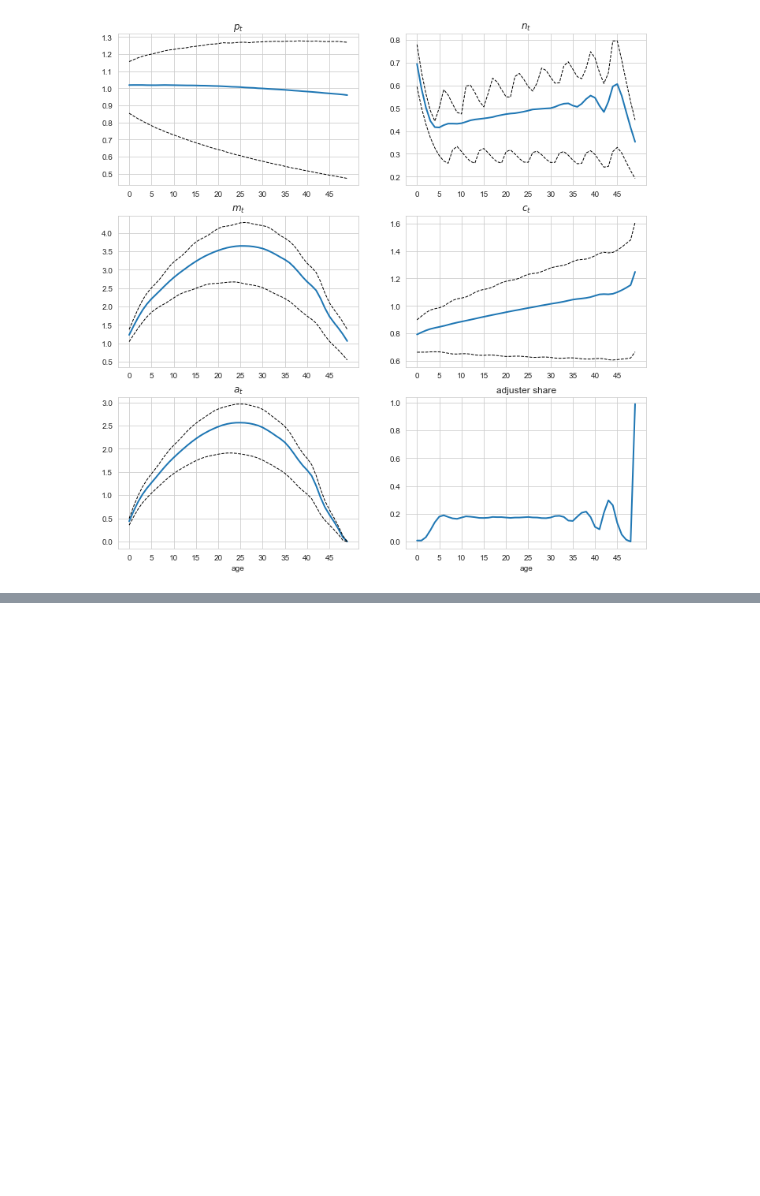
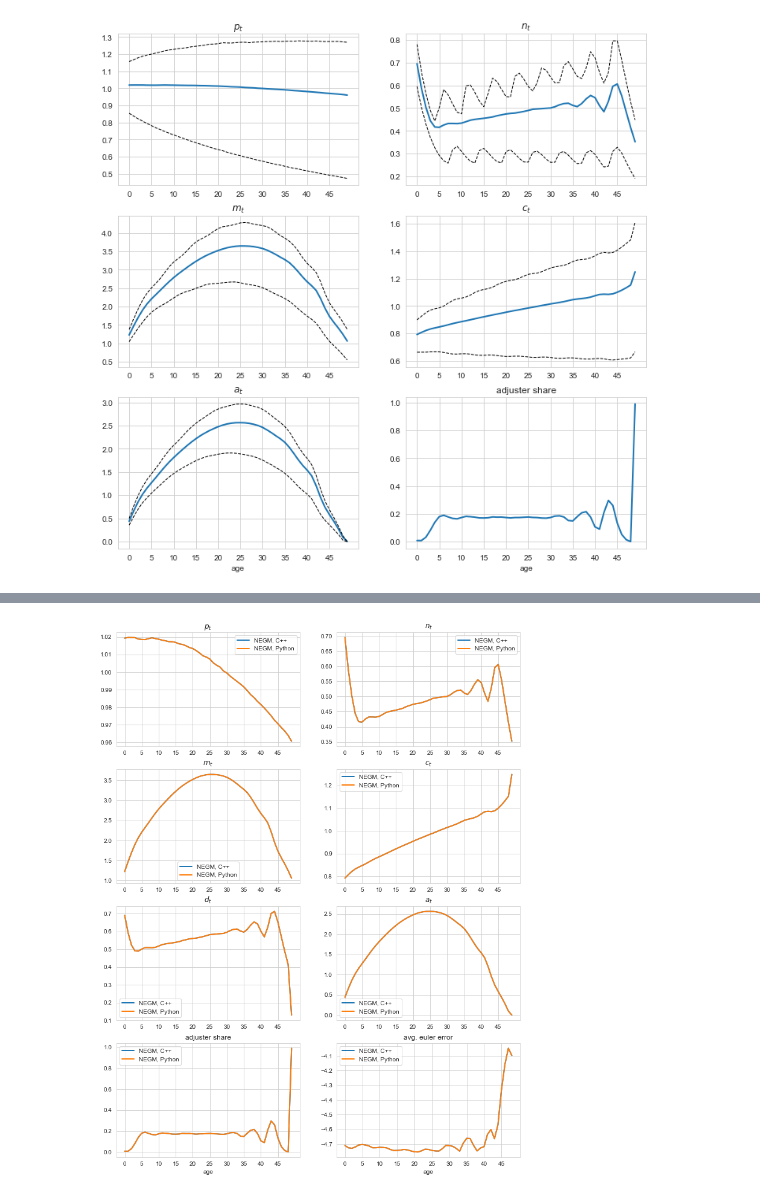
Before and after one commit to NumEconCopenhagen/ConsumptionSavingNotebooks, a Jupyter notebook: DurableConsumptionModel/A Guide On Solving Non-Convex Consumption-Saving Models.ipynb, the cells around one changed output, grey strips where cells are left out. Saved outputs shown, nothing was run; the diff lists cells and outputs as text; code cells hidden in the pictures; blank space fills up the shorter version.

```diff
--- a/DurableConsumptionModel/A Guide On Solving Non-Convex Consumption-Saving Models.ipynb
+++ b/DurableConsumptionModel/A Guide On Solving Non-Convex Consumption-Saving Models.ipynb
@@ -132,0 +148,4 @@ lifecycle_compare(models['negm_cpp'],'NEGM',models['vfi_cpp'],'VFI',do_euler_err
+# %%
+lifecycle_compare(models['negm_cpp'],'NEGM, C++',models['negm'],'NEGM, Python',do_euler_errors=True)
+# %% [output]
+[figure, added]
```
Also changed, not shown: parts of 5 cells of this notebook, 19 other files.
